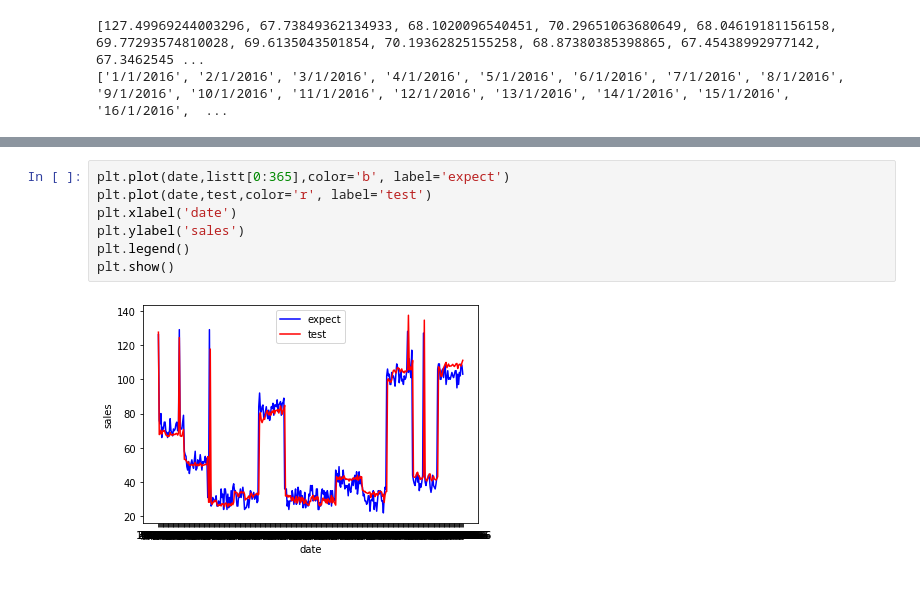
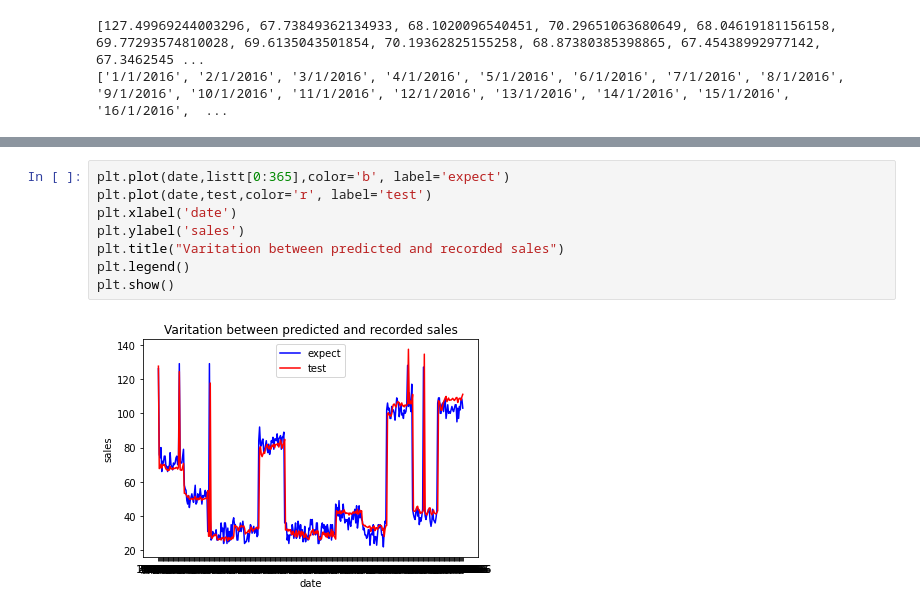
Before and after one commit to abhinav-syl/sales_anomaly, a Jupyter notebook: Sales_anomaly.ipynb, the cells around one changed output, grey strips where cells are left out. Saved outputs shown, nothing was run; the diff lists cells and outputs as text.

```diff
--- a/Sales_anomaly.ipynb
+++ b/Sales_anomaly.ipynb
@@ -891,9 +893,10 @@ plt.show()
 # %%
 plt.plot(date,listt[0:365],color='b', label='expect')
 plt.plot(date,test,color='r', label='test')
 plt.xlabel('date')
 plt.ylabel('sales')
+plt.title("Varitation between predicted and recorded sales")
 plt.legend()
 plt.show()
 # %% [output]
-[figure, old version]
+[figure, new version]
```
Also changed, not shown: parts of 2 cells of this notebook.
